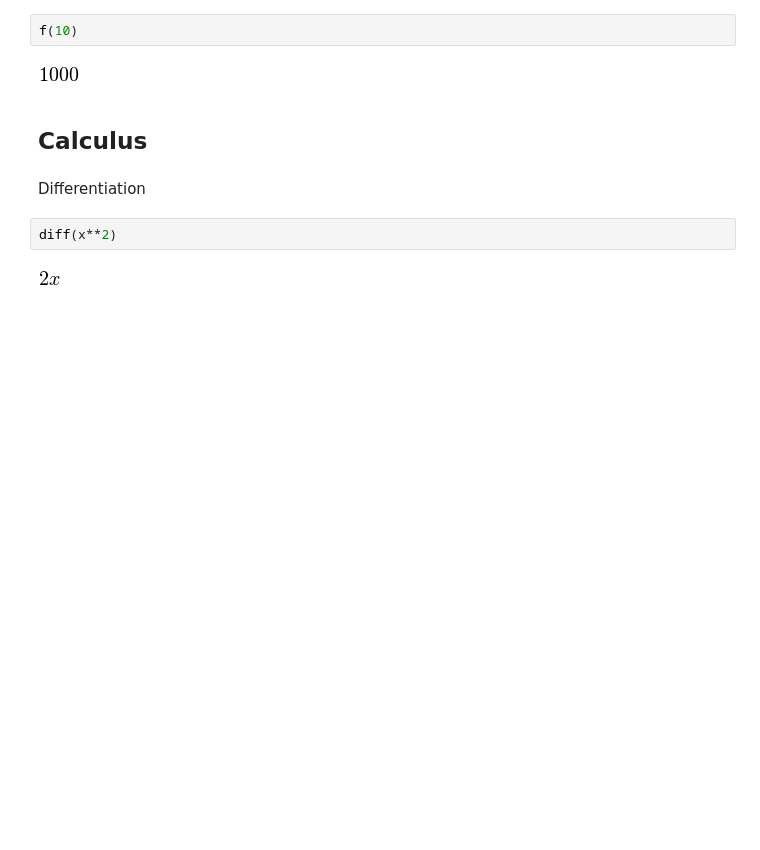
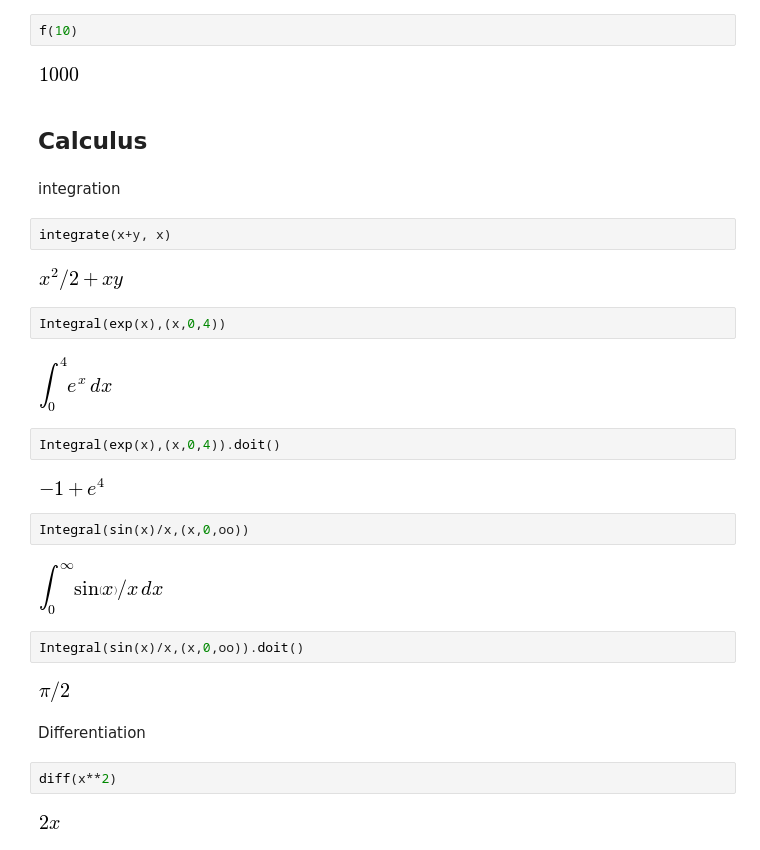
Before and after one commit to myforkedrepositories/20161.mmod, a Jupyter notebook: Notes - 02 A. Sympy.ipynb, the cells around one changed output. Drawn from its saved outputs; the diff is of its cells as text; blank space fills up the shorter version.

```diff
--- a/Notes - 02 Sympy.ipynb
+++ b/Notes - 02 A. Sympy.ipynb
@@ -265,6 +269,28 @@ f(10)
 [figure]
 # %% [markdown]
 ## Calculus
+# %% [markdown]
+integration
+# %%
+integrate(x+y, x)
+# %% [output]
+[figure, added]
+# %%
+Integral(exp(x),(x,0,4))
+# %% [output]
+[figure, added]
+# %%
+Integral(exp(x),(x,0,4)).doit()
+# %% [output]
+[figure, added]
+# %%
+Integral(sin(x)/x,(x,0,oo))
+# %% [output]
+[figure, added]
+# %%
+Integral(sin(x)/x,(x,0,oo)).doit()
+# %% [output]
+[figure, added]
 # %% [markdown]
 Differentiation
 # %%
```
Also changed, not shown: parts of 5 cells of this notebook, 4 other files.
